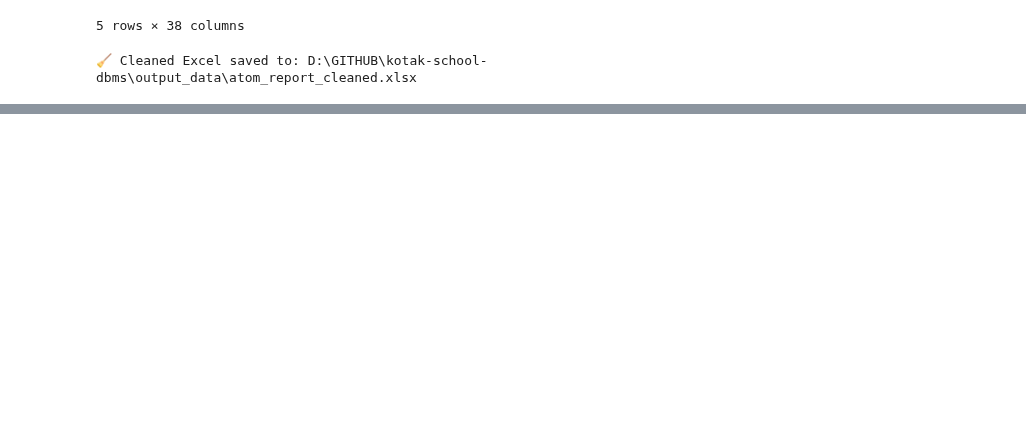
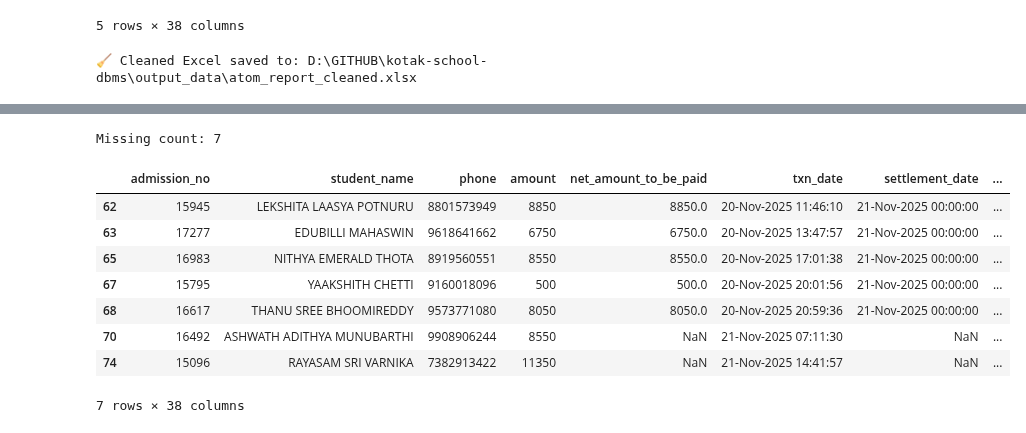
Before and after one commit to harikiran-dev-schooldb/kotak-salesian-school-dbms, a Jupyter notebook: source_code/KOTAK_DB.ipynb, the cells around one changed output, grey strips where cells are left out. Saved outputs shown, nothing was run; the diff lists cells and outputs as text; code cells hidden in the pictures; blank space fills up the shorter version.

```diff
--- a/source_code/KOTAK_DB.ipynb
+++ b/source_code/KOTAK_DB.ipynb
@@ -2669,0 +1995,3 @@ with engine.connect() as conn:
+# %%
+atom_df = pd.read_excel(output_path)
+atom_df.head(3)
@@ -2669,0 +2040,21 @@ with engine.connect() as conn:
+# %%
+atom_df["admission_no"] = atom_df["admission_no"].astype(str).str.strip()
+day_wise_df["AdmissionNo"] = day_wise_df["AdmissionNo"].astype(str).str.strip()
+# %%
+missing_in_daywise = set(atom_df["admission_no"]) - set(day_wise_df["AdmissionNo"])
+print("Missing count:", len(missing_in_daywise))
+# %% [output]
+Missing count: 7
+# %%
+atom_missing_df = atom_df[atom_df["admission_no"].isin(missing_in_daywise)]
+atom_missing_df
+# %% [output]
+|  | admission_no | student_name | phone | amount | net_amount_to_be_paid | txn_date | settlement_date | ... |
+| 62 | 15945 | LEKSHITA LAASYA POTNURU | 8801573949 | 8850 | 8850.0 | 20-Nov-2025 11:46:10 | 21-Nov-2025 00:00:00 | ... |
+| 63 | 17277 | EDUBILLI MAHASWIN | 9618641662 | 6750 | 6750.0 | 20-Nov-2025 13:47:57 | 21-Nov-2025 00:00:00 | ... |
+| 65 | 16983 | NITHYA EMERALD THOTA | 8919560551 | 8550 | 8550.0 | 20-Nov-2025 17:01:38 | 21-Nov-2025 00:00:00 | ... |
+| 67 | 15795 | YAAKSHITH CHETTI | 9160018096 | 500 | 500.0 | 20-Nov-2025 20:01:56 | 21-Nov-2025 00:00:00 | ... |
+| 68 | 16617 | THANU SREE BHOOMIREDDY | 9573771080 | 8050 | 8050.0 | 20-Nov-2025 20:59:36 | 21-Nov-2025 00:00:00 | ... |
+| 70 | 16492 | ASHWATH ADITHYA MUNUBARTHI | 9908906244 | 8550 | NaN | 21-Nov-2025 07:11:30 | NaN | ... |
+| 74 | 15096 | RAYASAM SRI VARNIKA | 7382913422 | 11350 | NaN | 21-Nov-2025 14:41:57 | NaN | ... |
+7 rows × 38 columns
```
Also changed, not shown: parts of 66 cells of this notebook, 12 other files.
